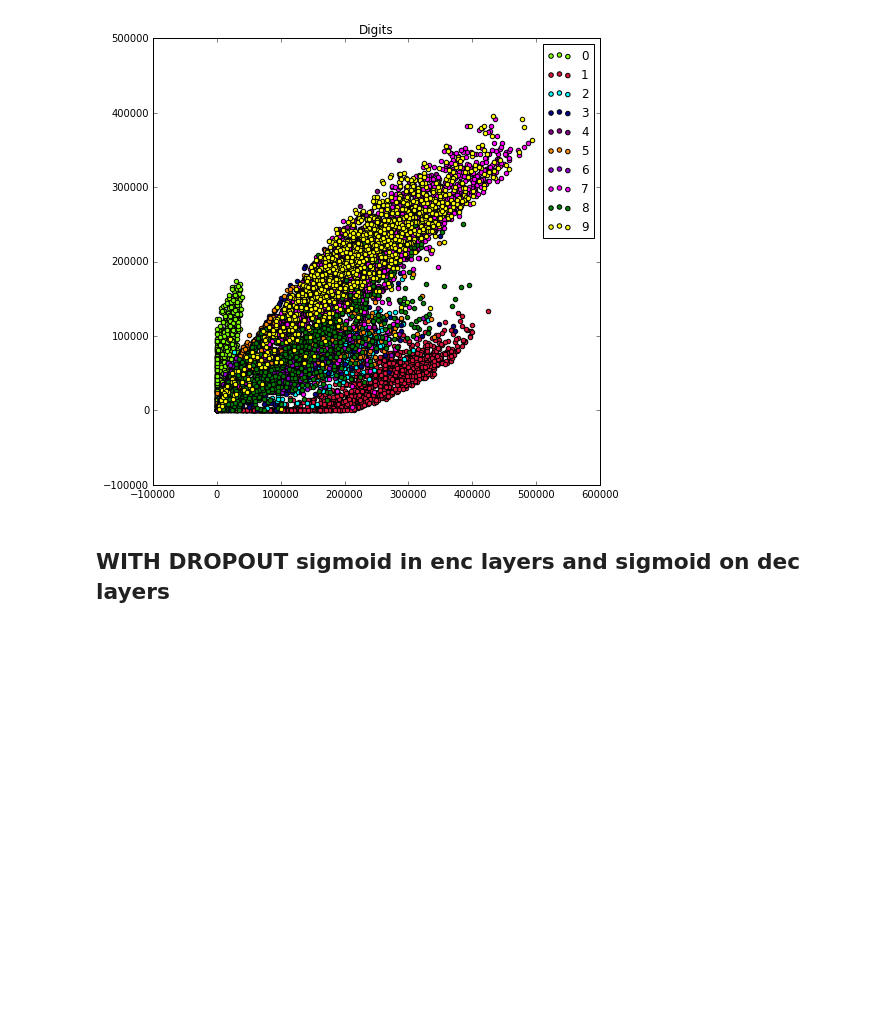
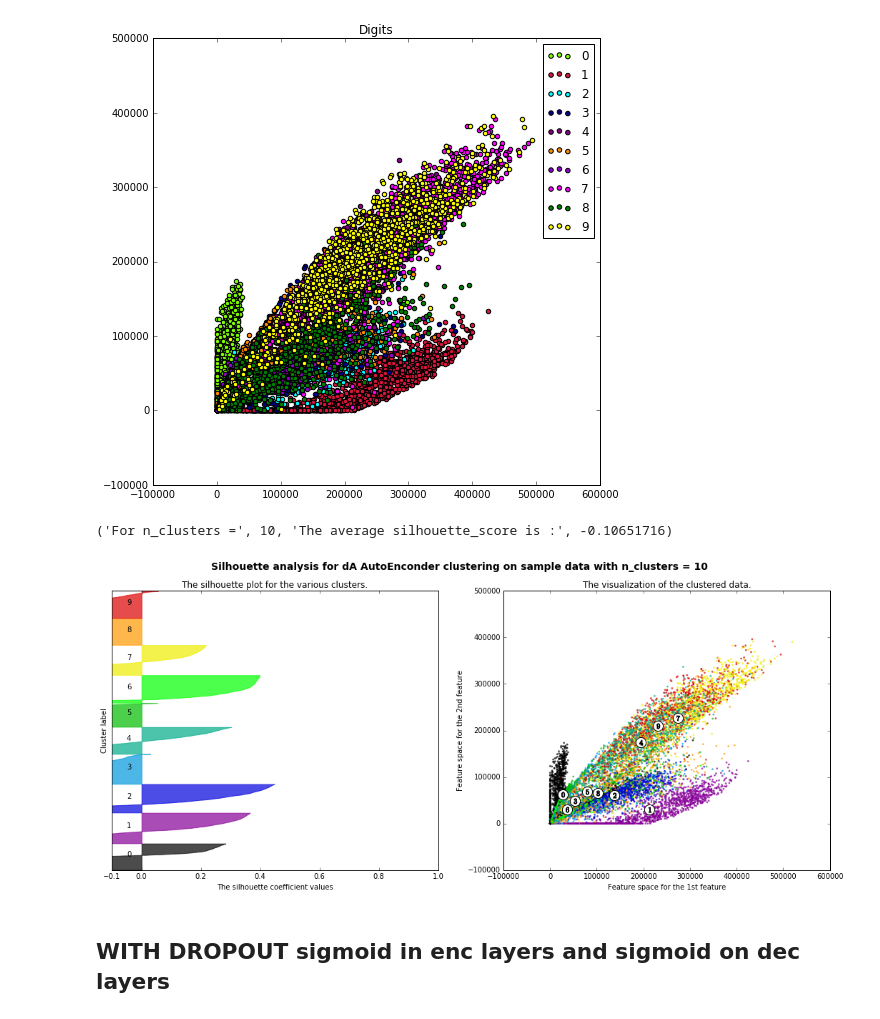
Before and after one commit to alvarojoao/deep-learning-projects, a Jupyter notebook: AutoEncoder-RBM-STACKED-pretrain.ipynb, the cells around one changed output. Saved outputs shown, nothing was run; the diff lists cells and outputs as text; code cells hidden in the pictures; blank space fills up the shorter version.

Commit message:
adding silhouette test on dim. reduction methods

```diff
--- a/AutoEncoder-RBM-STACKED-pretrain.ipynb
+++ b/AutoEncoder-RBM-STACKED-pretrain.ipynb
@@ -220,6 +221,27 @@ plt.legend(loc="best")
  [  13523.97460938   23328.51171875]]
 <matplotlib.legend.Legend at 0x...>
 [figure]
+# %%
+
+keep_prob_value = 1
+# Autoencoder
+autoencoder = AutoEncoder(784, [1000, 500,250,2],  [['rbmw1', 'rbmhb1'],
+                                                ['rbmw2', 'rbmhb2'],
+                                                ['rbmw3', 'rbmhb3'],
+                                                   ['rbmw4', 'rbmhb4']],
+                                           tied_weights=False,keep_prob=keep_prob_value)
+autoencoder.load_weights('./data-models/au.chp')
+
+X_train, X_test, y_train, y_test = train_test_split(images, labels, test_size=0.3, random_state=42)
+X_transformed = autoencoder.transform(X_test)
+# The silhouette_score gives the average value for all the samples.
+# This gives a perspective into the density and separation of the formed
+# clusters
+
+silhouette_plot.plotResult(X_transformed,y_test)
+# %% [output]
+('For n_clusters =', 10, 'The average silhouette_score is :', -0.10651716)
+[figure, added]
 # %% [markdown]
 WITH DROPOUT sigmoid in enc layers and sigmoid on dec layers
 -------
```
Also changed, not shown: parts of 29 cells of this notebook, 11 other files.
